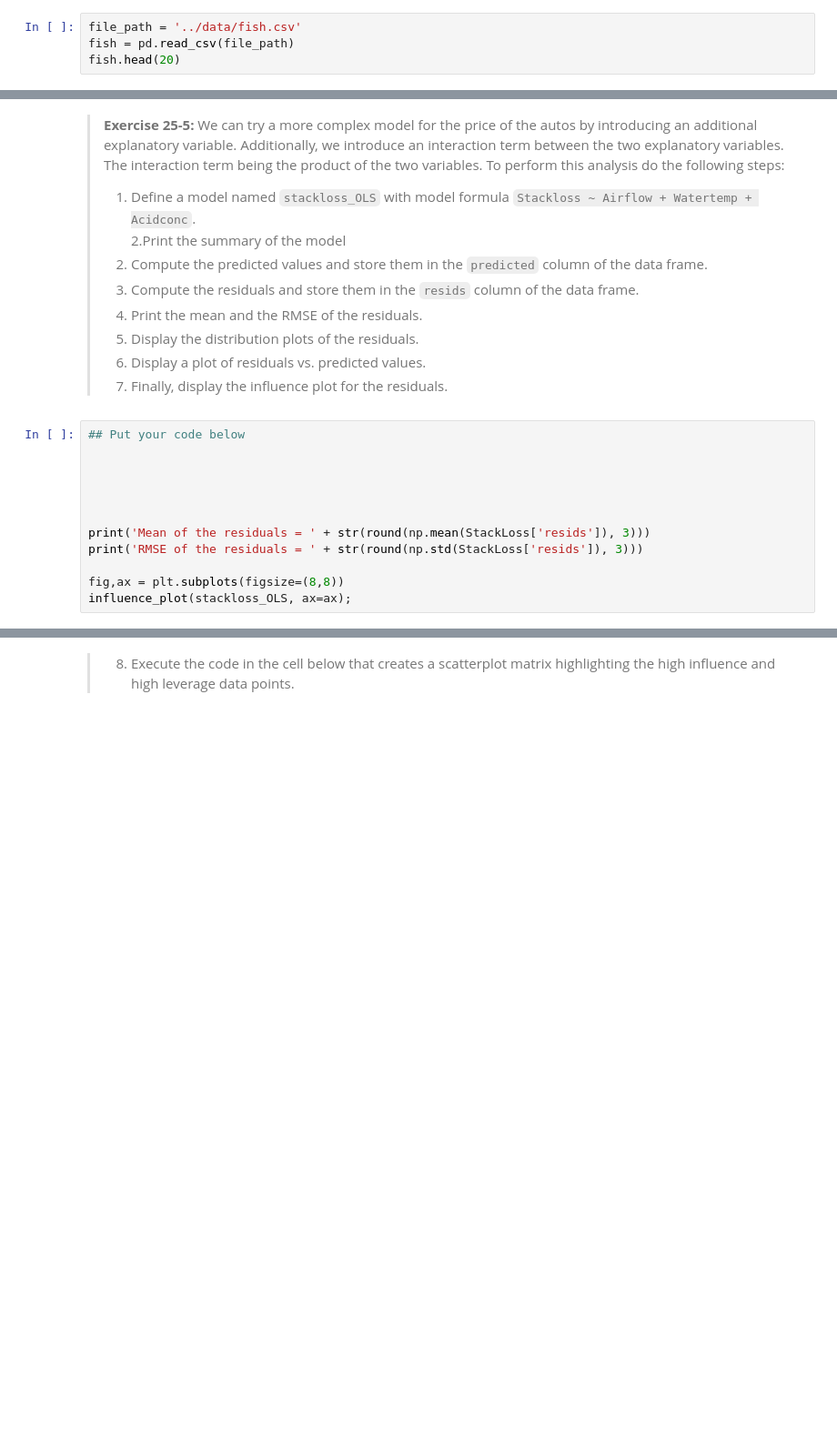
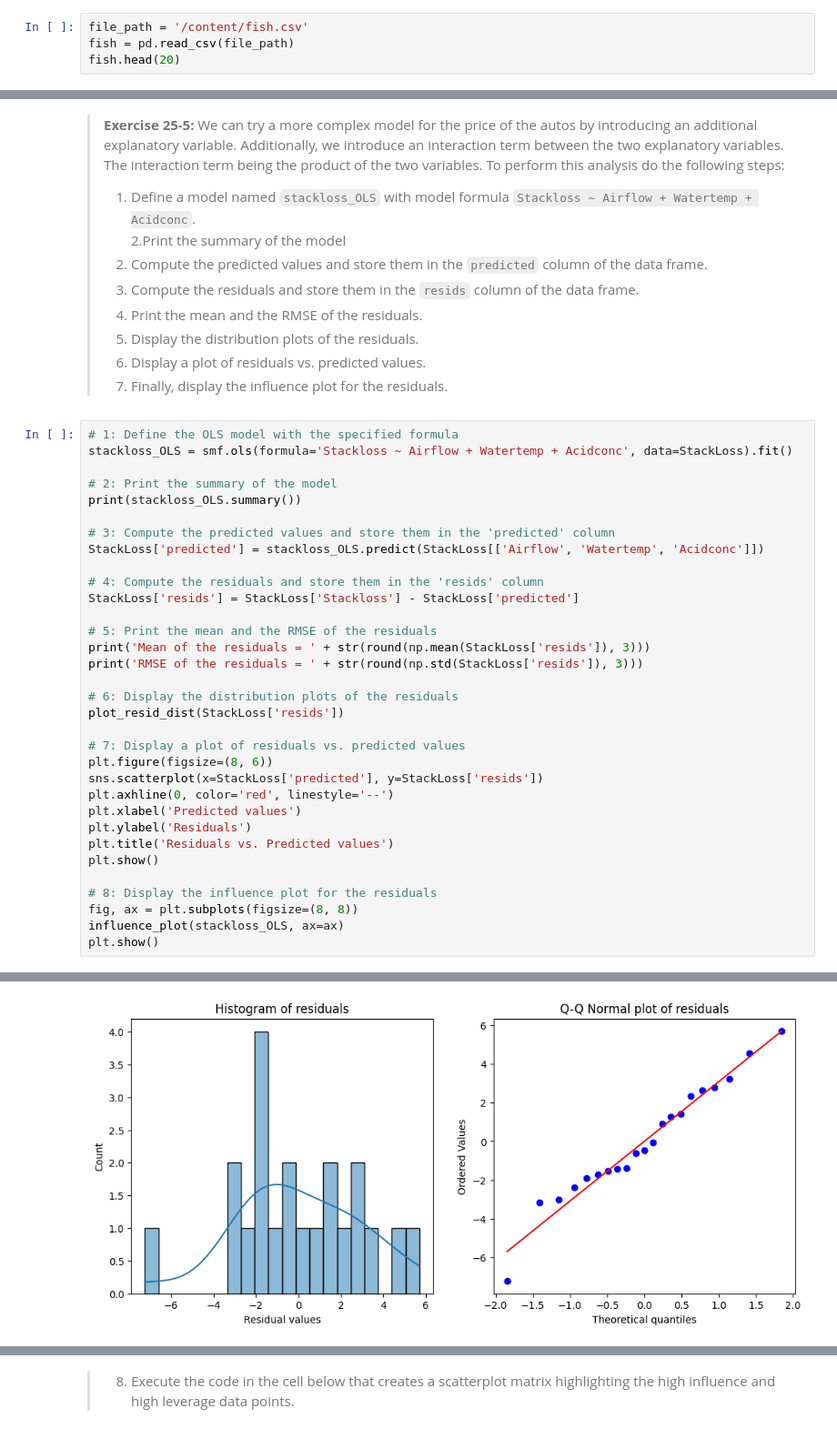
Before and after one commit to lscarval/CSCI-E-83-Fundamentals, a Jupyter notebook: Notebooks/25_Chapter25_ModelsForMessyData.ipynb, the cells around one changed output, grey strips where cells are left out. Shown at 91% size. Cells and saved outputs as stored; diff of their text form; blank space fills up the shorter version.

```diff
--- a/Notebooks/25_Chapter25_ModelsForMessyData.ipynb
+++ b/Notebooks/25_Chapter25_ModelsForMessyData.ipynb
@@ -242,6 +250,6 @@ To explore zero-inflated and over-dispursed data we will use the [Fish dataset f
 
 As a first step, execute the code in the cell below to load this dataset.
 # %%
-file_path = '../data/fish.csv'
+file_path = '/content/fish.csv'
 fish = pd.read_csv(file_path)
 fish.head(20)
@@ -775,14 +999,36 @@ sns.pairplot(StackLoss, height = 1.5, plot_kws={"s": 15, 'alpha':0.3});
 > 7. Display a plot of residuals vs. predicted values.
 > 8. Finally, display the influence plot for the residuals.
 # %%
-## Put your code below
+# 1: Define the OLS model with the specified formula
+stackloss_OLS = smf.ols(formula='Stackloss ~ Airflow + Watertemp + Acidconc', data=StackLoss).fit()
 
+# 2: Print the summary of the model
+print(stackloss_OLS.summary())
 
+# 3: Compute the predicted values and store them in the 'predicted' column
+StackLoss['predicted'] = stackloss_OLS.predict(StackLoss[['Airflow', 'Watertemp', 'Acidconc']])
 
+# 4: Compute the residuals and store them in the 'resids' column
+StackLoss['resids'] = StackLoss['Stackloss'] - StackLoss['predicted']
 
-
+# 5: Print the mean and the RMSE of the residuals
 print('Mean of the residuals = ' + str(round(np.mean(StackLoss['resids']), 3)))
 print('RMSE of the residuals = ' + str(round(np.std(StackLoss['resids']), 3)))
 
-fig,ax = plt.subplots(figsize=(8,8))
-influence_plot(stackloss_OLS, ax=ax);
+# 6: Display the distribution plots of the residuals
+plot_resid_dist(StackLoss['resids'])
+
+# 7: Display a plot of residuals vs. predicted values
+plt.figure(figsize=(8, 6))
+sns.scatterplot(x=StackLoss['predicted'], y=StackLoss['resids'])
+plt.axhline(0, color='red', linestyle='--')
+plt.xlabel('Predicted values')
+plt.ylabel('Residuals')
+plt.title('Residuals vs. Predicted values')
+plt.show()
+
+# 8: Display the influence plot for the residuals
+fig, ax = plt.subplots(figsize=(8, 8))
+influence_plot(stackloss_OLS, ax=ax)
+plt.show()
+# %% [output]
@@ -788,0 +1052 @@ influence_plot(stackloss_OLS, ax=ax);
+[figure, added]
```
Also changed, not shown: parts of 35 cells of this notebook.
